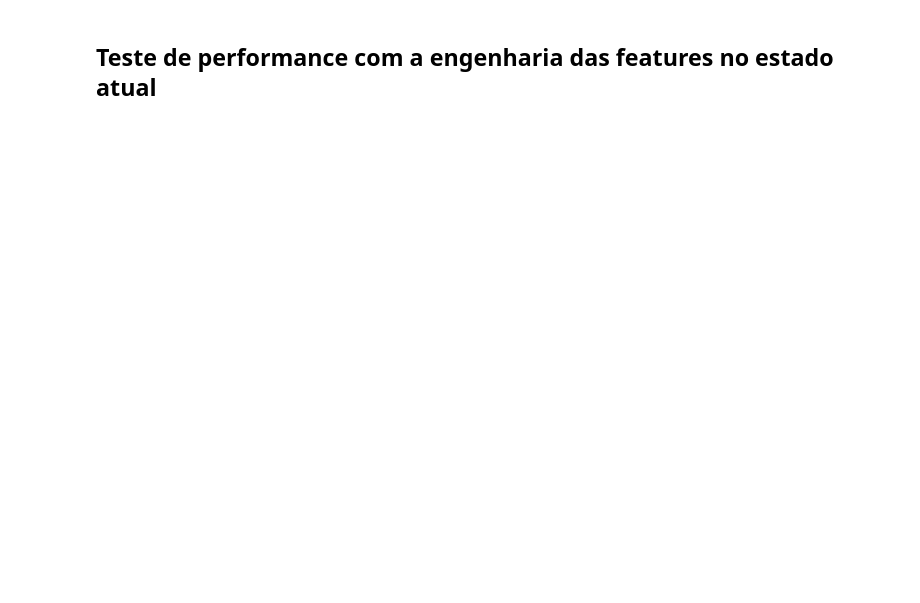
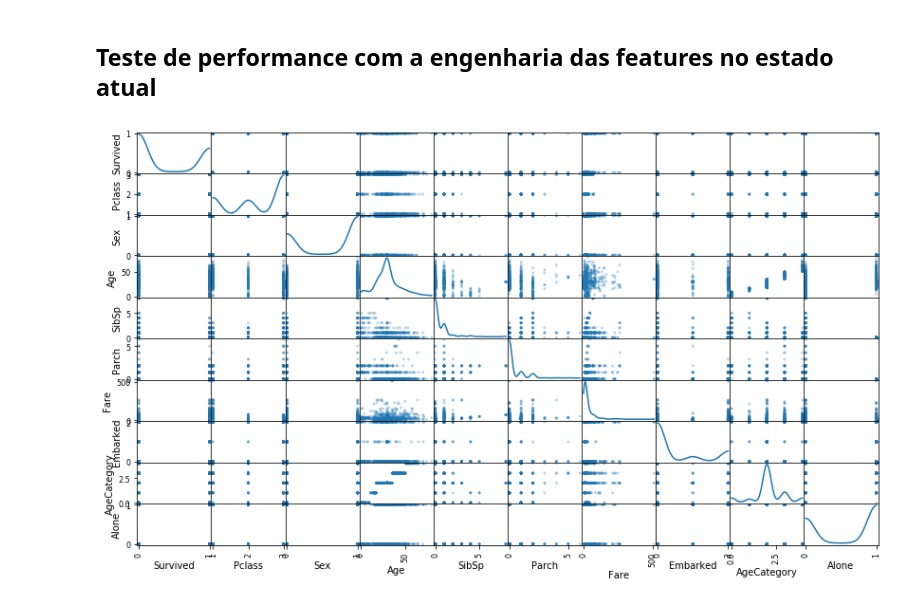
Before and after one commit to luisuzai/Titanic_Survivor, a Jupyter notebook: kernel.ipynb, the cells around one changed output. Drawn from its saved outputs; the diff is of its cells as text; code cells hidden in the pictures; blank space fills up the shorter version.

Commit message:
Funcionalidades para melhor entender o dataset (correlação e matriz de dispersão).

```diff
--- a/kernel.ipynb
+++ b/kernel.ipynb
@@ -242,3 +256,13 @@ train.head()
 # %%
 def encode_embarked(embarked_col):
     return embarked_col.map({'S': 0, 'Q': 1, 'C': 2}).astype('int')
+# %%
+train.drop('Ticket', axis = 1, inplace=True)
+train.drop('PassengerId', axis = 1, inplace=True)
+train['Embarked'] = encode_embarked(train['Embarked'])
+# %%
+# Produza uma matriz de dispersão para cada um dos pares de atributos dos dados
+pd.plotting.scatter_matrix(train, alpha = 0.3, figsize = (14,8), diagonal = 'kde')
+plt.show()
+# %% [output]
+[figure, added]
```
Also changed, not shown: parts of 6 cells of this notebook.
